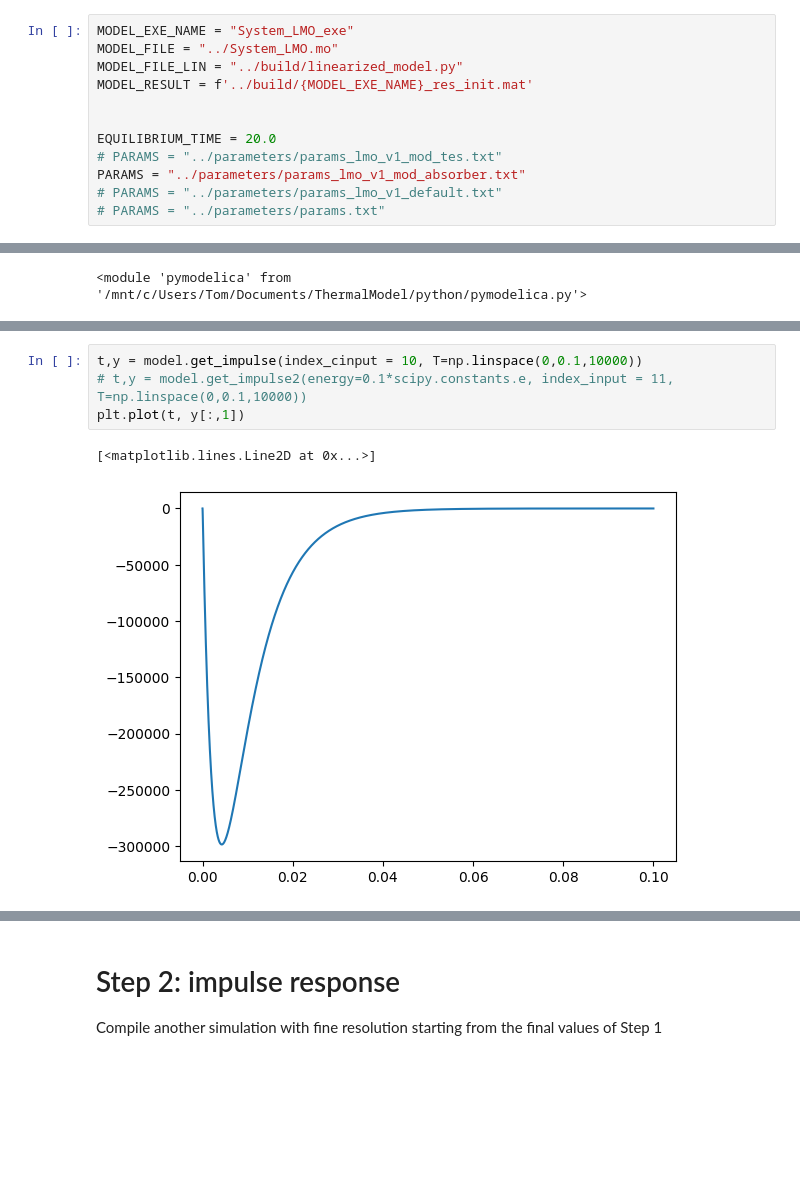
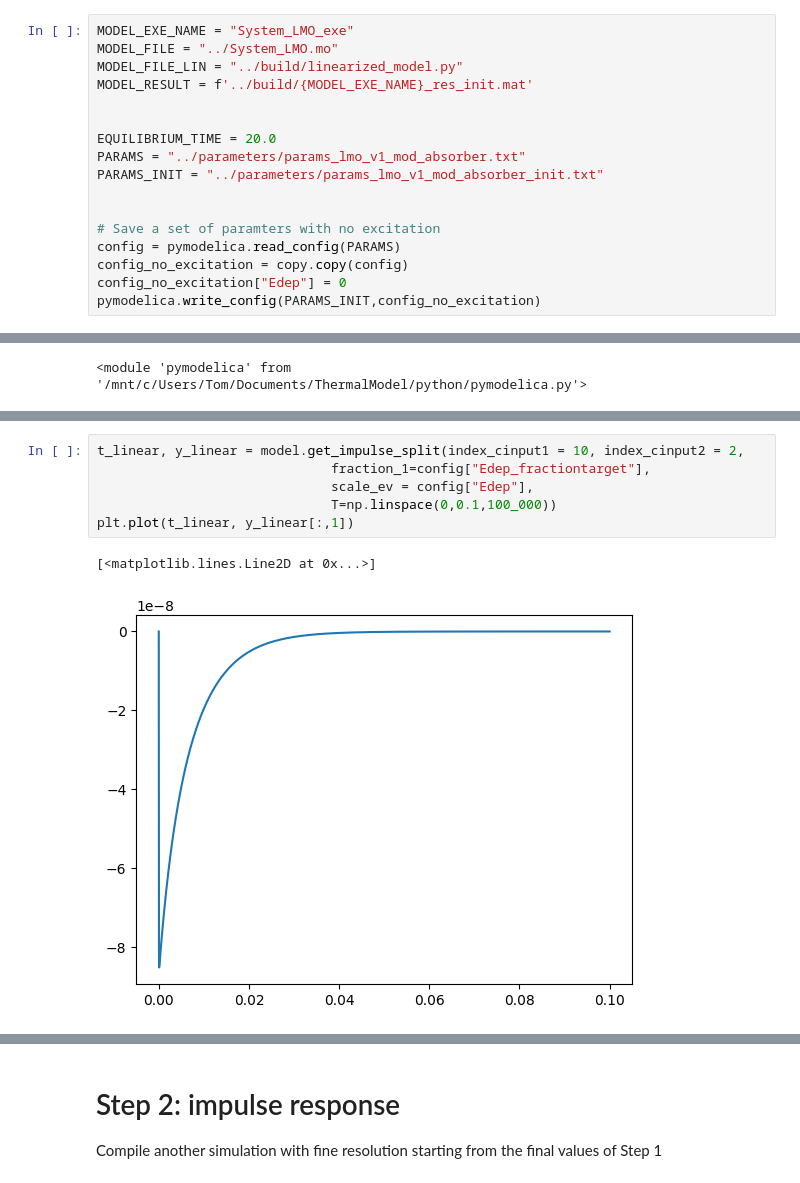
Before and after one commit to EdmondRen/TES_thermal_model, a Jupyter notebook: python/analysis.ipynb, the cells around one changed output, grey strips where cells are left out. Cells and saved outputs as stored; diff of their text form; blank space fills up the shorter version.

Commit message:
feat: add plotting functions for noise and didv; split p_ext into two parts

```diff
--- a/python/analysis.ipynb
+++ b/python/analysis.ipynb
@@ -22,10 +23,15 @@ MODEL_RESULT = f'../build/{MODEL_EXE_NAME}_res_init.mat'
 
 
 EQUILIBRIUM_TIME = 20.0
-# PARAMS = "../parameters/params_lmo_v1_mod_tes.txt"
 PARAMS = "../parameters/params_lmo_v1_mod_absorber.txt"
-# PARAMS = "../parameters/params_lmo_v1_default.txt"
-# PARAMS = "../parameters/params.txt"
+PARAMS_INIT = "../parameters/params_lmo_v1_mod_absorber_init.txt"
+
+
+# Save a set of paramters with no excitation
+config = pymodelica.read_config(PARAMS)
+config_no_excitation = copy.copy(config)
+config_no_excitation["Edep"] = 0
+pymodelica.write_config(PARAMS_INIT,config_no_excitation)
 # %% [markdown]
 # Step 1. a fast simulation to reach equilibrium
 # %% [markdown]
@@ -110,9 +94,11 @@ CL_v (6.195439331718027e-14+1.2201171870547595e-29j) 6.195439331718027e-14
 # %%
-t,y = model.get_impulse(index_cinput = 10, T=np.linspace(0,0.1,10000))
-# t,y = model.get_impulse2(energy=0.1*scipy.constants.e, index_input = 11, T=np.linspace(0,0.1,10000))
-plt.plot(t, y[:,1])
+t_linear, y_linear = model.get_impulse_split(index_cinput1 = 10, index_cinput2 = 2,
+                              fraction_1=config["Edep_fractiontarget"],
+                              scale_ev = config["Edep"],
+                              T=np.linspace(0,0.1,100_000))
+plt.plot(t_linear, y_linear[:,1])
 # %% [output]
 [<matplotlib.lines.Line2D at 0x...>]
-[figure, old version]
+[figure, new version]
 # %%
 model.plot_noise_current()
```
Also changed, not shown: parts of 10 cells of this notebook, 4 other files.
